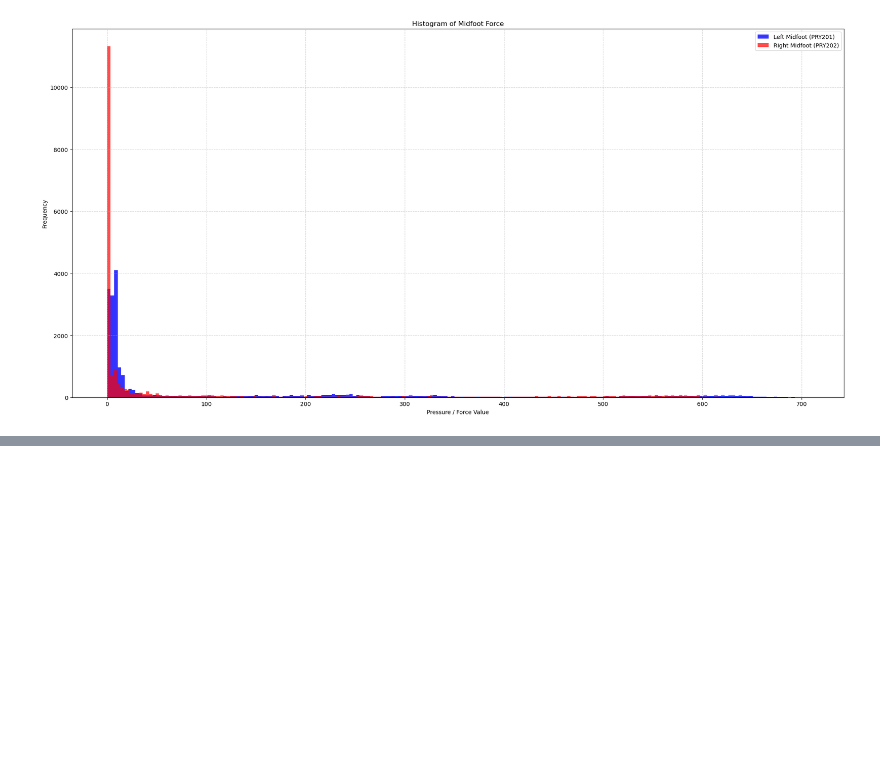
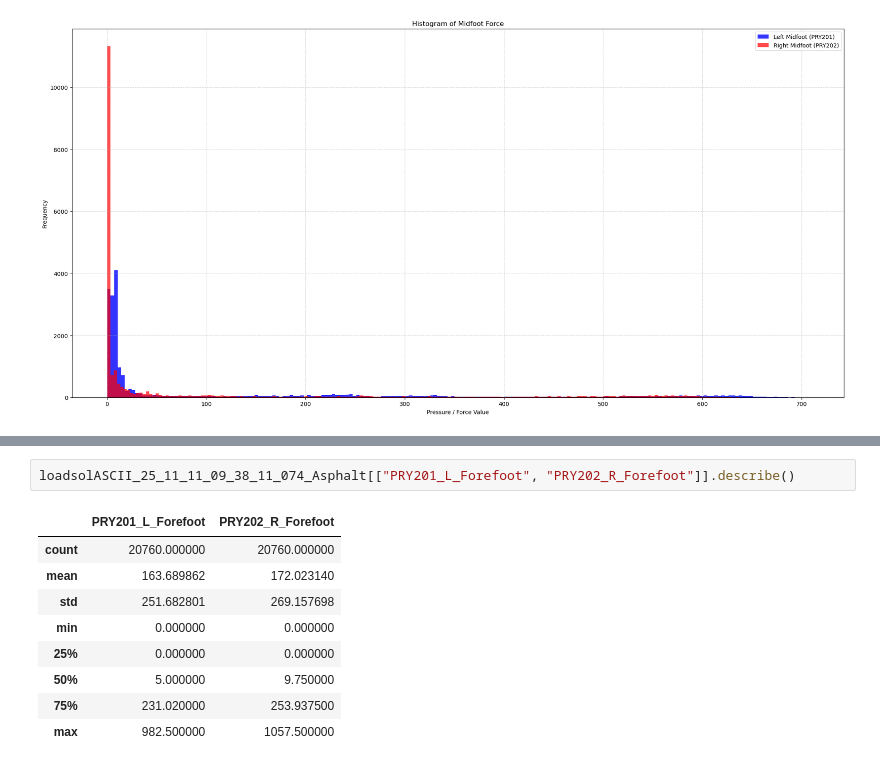
Before and after one commit to Fatemeh-aboulhassani/Movement-Analysis, a Jupyter notebook: notebooks/first analysis data.ipynb, the cells around one changed output, grey strips where cells are left out. Drawn from its saved outputs; the diff is of its cells as text; blank space fills up the shorter version.

```diff
--- a/notebooks/first analysis data.ipynb
+++ b/notebooks/first analysis data.ipynb
@@ -512,0 +524,12 @@ plt.show()
+# %%
+loadsolASCII_25_11_11_09_38_11_074_Asphalt[["PRY201_L_Forefoot", "PRY202_R_Forefoot"]].describe()
+# %% [output]
+|  | PRY201_L_Forefoot | PRY202_R_Forefoot |
+| count | 20760.000000 | 20760.000000 |
+| mean | 163.689862 | 172.023140 |
+| std | 251.682801 | 269.157698 |
+| min | 0.000000 | 0.000000 |
+| 25% | 0.000000 | 0.000000 |
+| 50% | 5.000000 | 9.750000 |
+| 75% | 231.020000 | 253.937500 |
+| max | 982.500000 | 1057.500000 |
```
Also changed, not shown: parts of 5 cells of this notebook.
